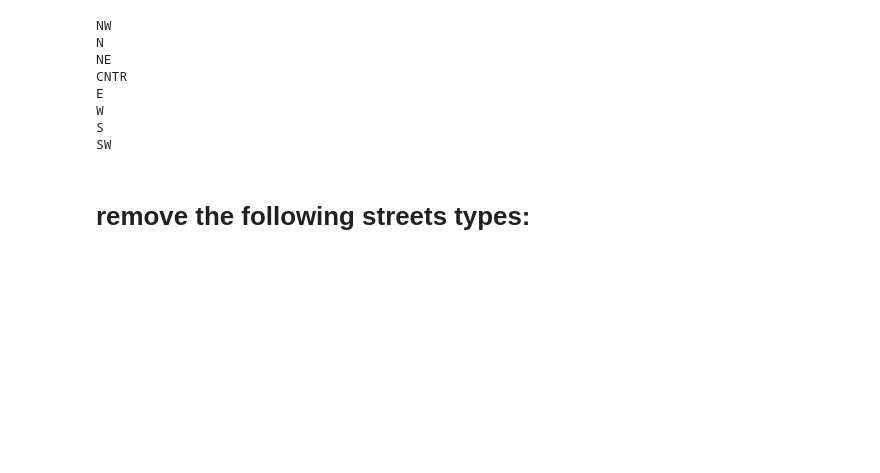
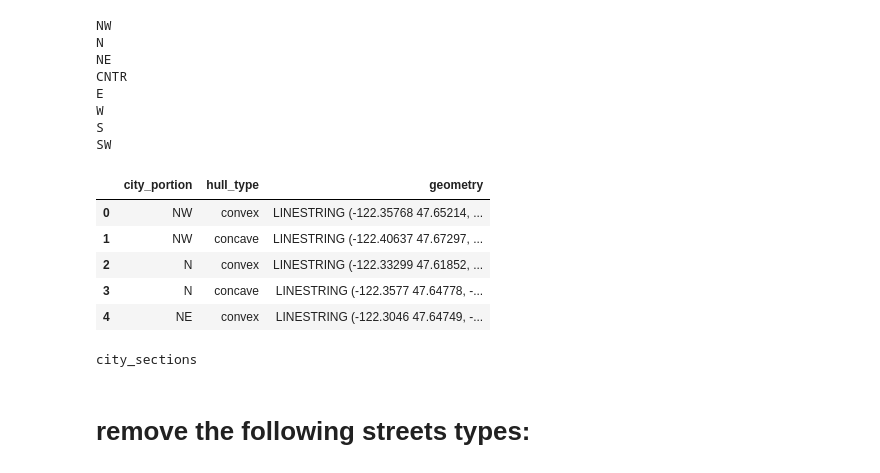
Before and after one commit to mike-babb/seattle_streets, a Jupyter notebook: code/step_02_export_nodes_seattle_streets.ipynb, the cells around one changed output. Cells and saved outputs as stored; diff of their text form; code cells hidden in the pictures; blank space fills up the shorter version.

```diff
--- a/code/step_02_export_nodes_seattle_streets.ipynb
+++ b/code/step_02_export_nodes_seattle_streets.ipynb
@@ -280,3 +280,6 @@ output_gdf = gpd.GeoDataFrame(data = data_list, columns = ['city_portion', 'hull
 # %%
 write_gdf(gdf = output_gdf, output_file_path=rc.OUTPUT_FILE_PATH,
           output_file_name=rc.S02_CITY_SECTIONS_OUT_FILE_NAME)
+# %%
+# let's export this to a LineString file as well
+output_gdf['geometry'] = output_gdf['geometry'].boundary
@@ -282,0 +289,9 @@ write_gdf(gdf = output_gdf, output_file_path=rc.OUTPUT_FILE_PATH,
+# %%
+output_gdf.head()
+# %% [output]
+|  | city_portion | hull_type | geometry |
+| 0 | NW | convex | LINESTRING (-122.35768 47.65214, ... |
+| 1 | NW | concave | LINESTRING (-122.40637 47.67297, ... |
+| 2 | N | convex | LINESTRING (-122.33299 47.61852, ... |
+| 3 | N | concave | LINESTRING (-122.3577 47.64778, -... |
+| 4 | NE | convex | LINESTRING (-122.3046 47.64749, -... |
@@ -283,3 +300,9 @@ write_gdf(gdf = output_gdf, output_file_path=rc.OUTPUT_FILE_PATH,
+# %%
+# let's save this a geojson
+write_json(json_data=cs_json, output_file_path='../maps', output_file_name='city_sections.geojson',
+           var_name = None)
+# %% [output]
+city_sections
 # %% [markdown]
 # remove the following streets types:
 # %% [markdown]
```
Also changed, not shown: parts of 14 cells of this notebook, 7 other files.
